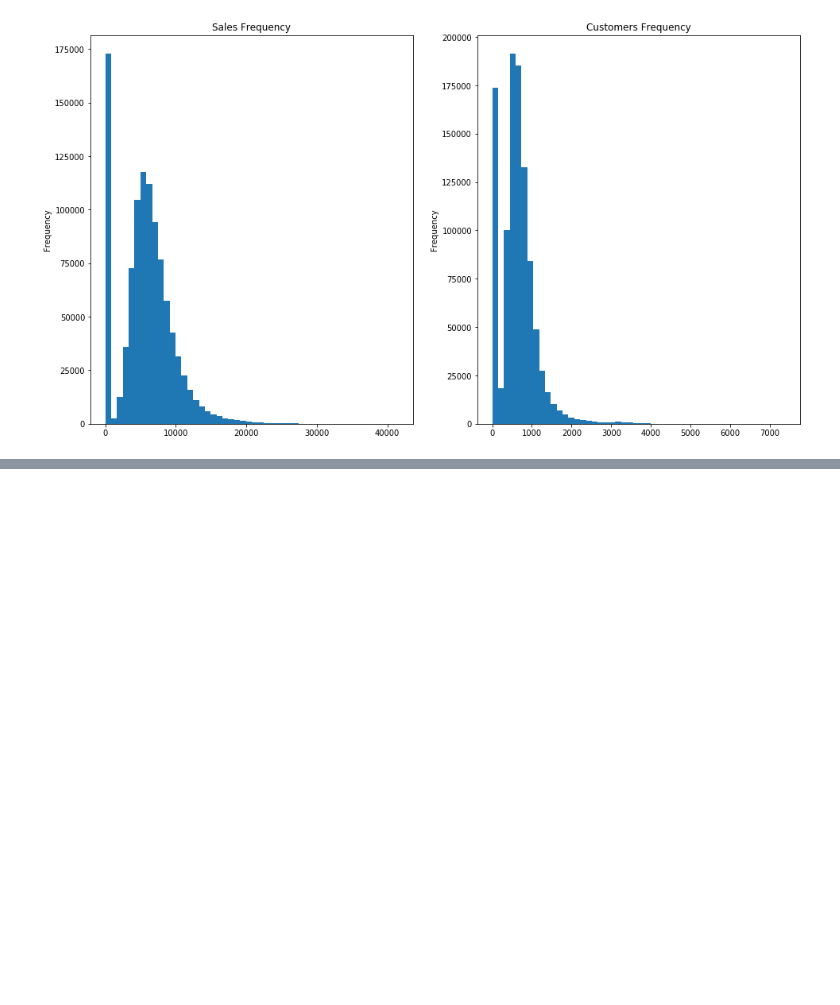
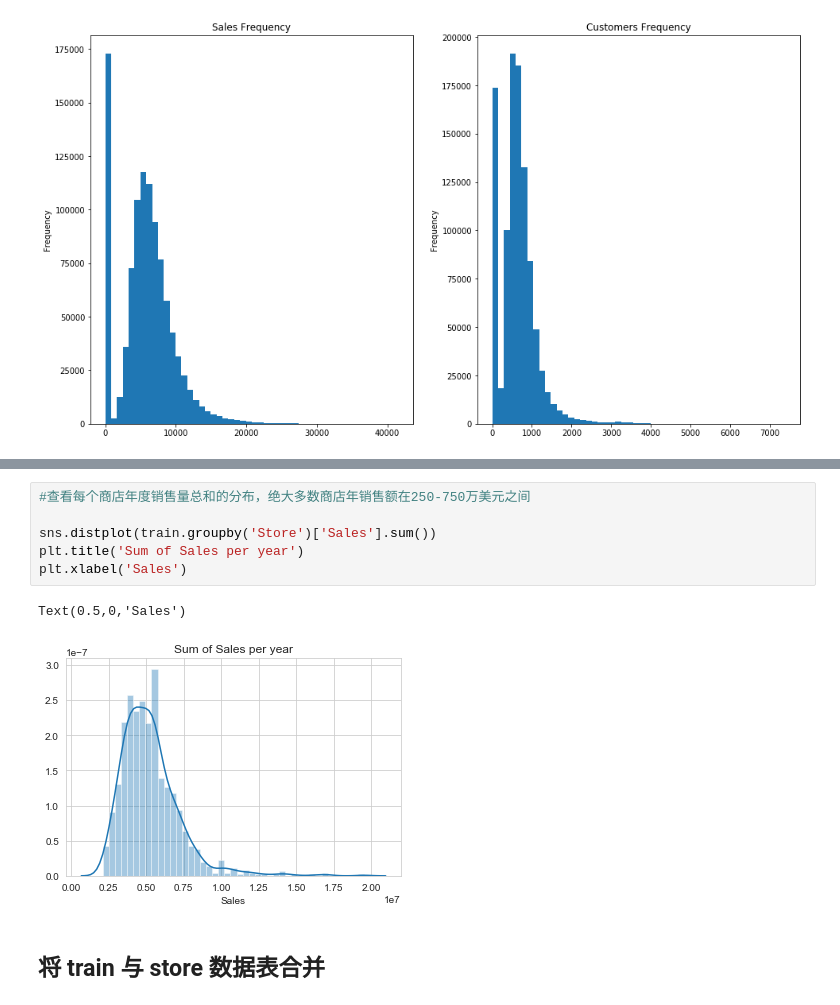
Before and after one commit to lidatou1991/udacity_final_rossmann, a Jupyter notebook: rossmann_final.ipynb, the cells around one changed output, grey strips where cells are left out. Cells and saved outputs as stored; diff of their text form; blank space fills up the shorter version.

```diff
--- a/rossmann_final.ipynb
+++ b/rossmann_final.ipynb
@@ -221,0 +263,11 @@ sns.pointplot(x="DayOfWeek", y="Customers", data=train[train['Open']==1], order=
+# %%
+#查看每个商店年度销售量总和的分布，绝大多数商店年销售额在250-750万美元之间
+
+sns.distplot(train.groupby('Store')['Sales'].sum())
+plt.title('Sum of Sales per year')
+plt.xlabel('Sales')
+# %% [output]
+Text(0.5,0,'Sales')
+[figure, added]
+# %% [markdown]
+## 将 train 与 store 数据表合并
```
Also changed, not shown: parts of 18 cells of this notebook.
